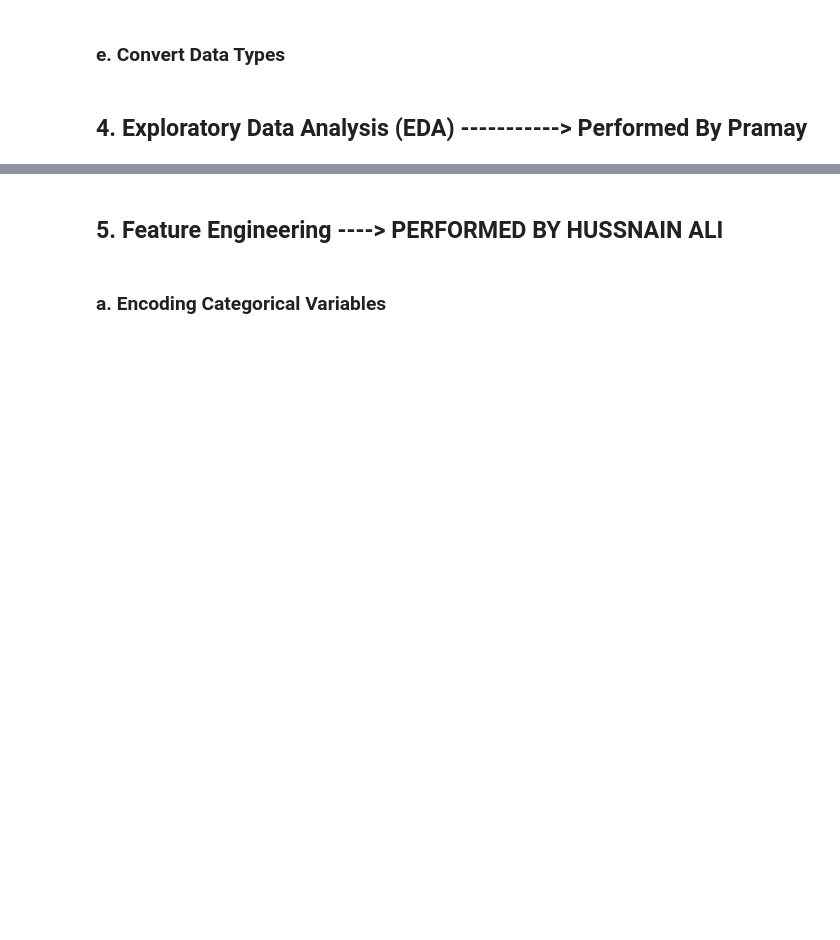
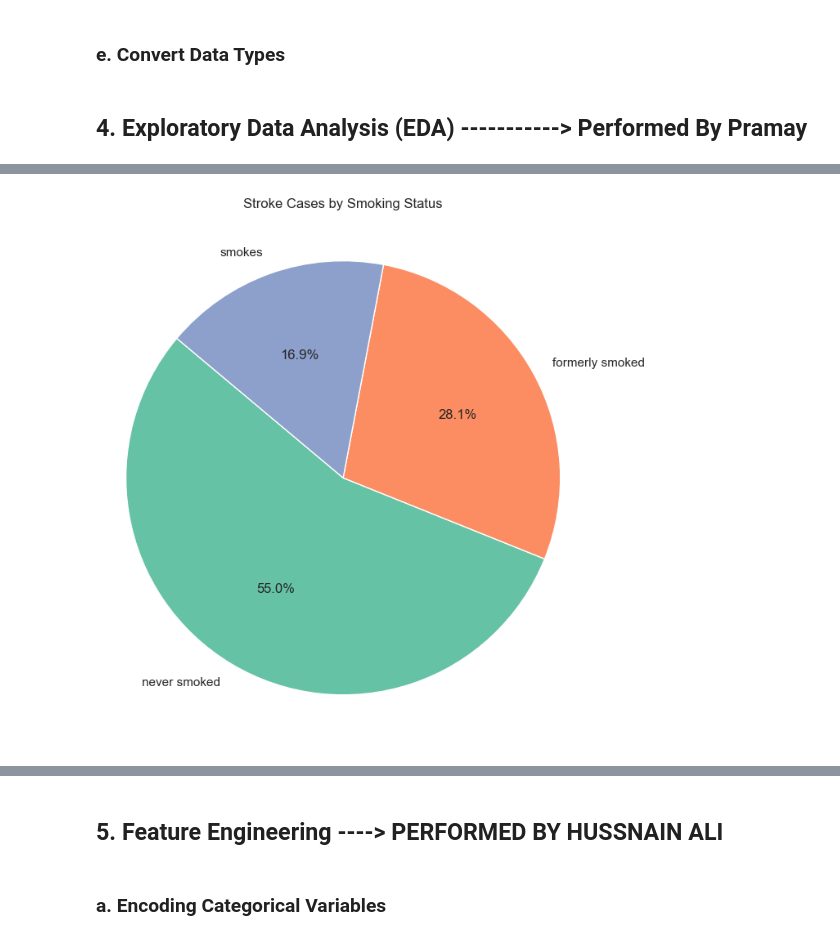
Before and after one commit to mirzahussnain/heart_stroke_prediction, a Jupyter notebook: code.ipynb, the cells around one changed output, grey strips where cells are left out. Drawn from its saved outputs; the diff is of its cells as text; code cells hidden in the pictures; blank space fills up the shorter version.

```diff
--- a/code.ipynb
+++ b/code.ipynb
@@ -186,0 +258,22 @@ explainaition of your visulization
+# %%
+df = pd.read_csv("data/healthcare-dataset-stroke-data.csv")
+
+# Filter only stroke cases
+stroke_data = df[df['stroke'] == 1]
+
+# Fix smoking status: add 'Unknown' to 'never smoked'
+stroke_data['smoking_status'] = stroke_data['smoking_status'].replace('Unknown', 'never smoked')
+
+# Count smoking status
+stroke_smoking = stroke_data['smoking_status'].value_counts()
+
+# Plot pie chart
+plt.figure(figsize=(7, 7))
+plt.pie(stroke_smoking, labels=stroke_smoking.index, autopct='%1.1f%%', startangle=140,
+        colors=sns.color_palette("Set2"))
+plt.title("Stroke Cases by Smoking Status")
+plt.axis('equal')  # Keeps it circular
+plt.tight_layout()
+plt.show()
+# %% [output]
+[figure, added]
```
Also changed, not shown: parts of 22 cells of this notebook, 11 other files.
